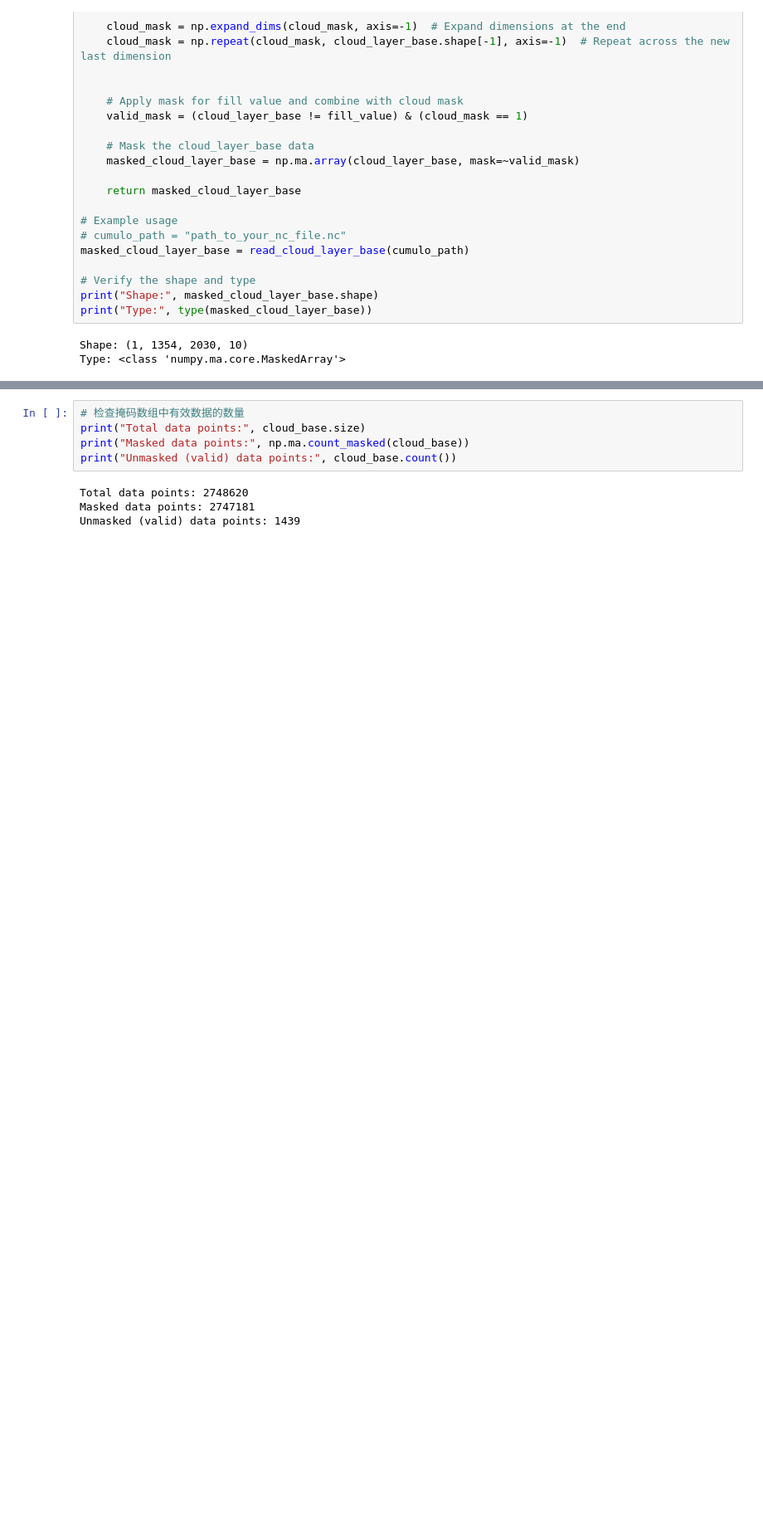
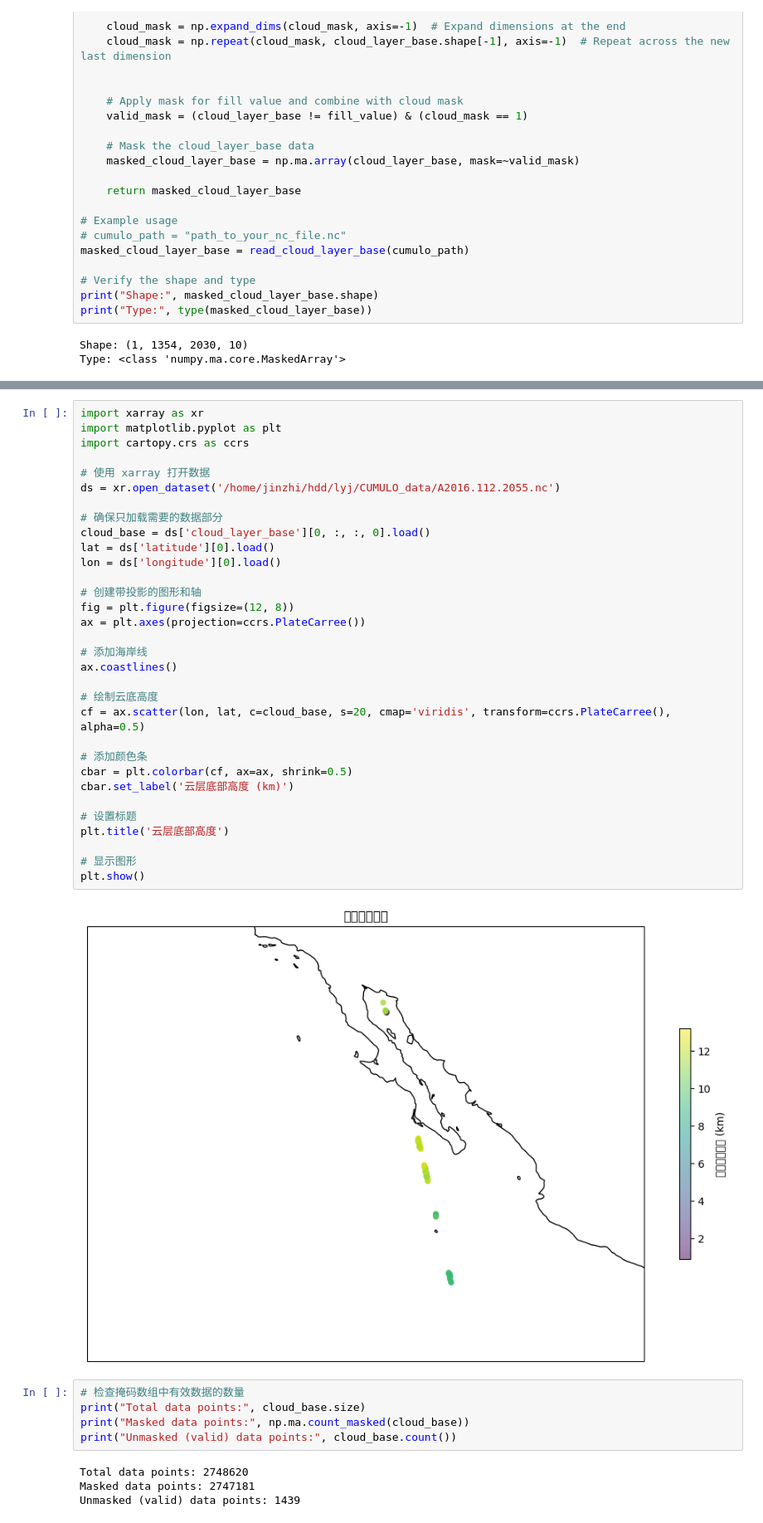
Before and after one commit to benerain/cloud-base-height, a Jupyter notebook: copy_pre.ipynb, the cells around one changed output, grey strips where cells are left out. Shown at 83% size. Saved outputs shown, nothing was run; the diff lists cells and outputs as text; blank space fills up the shorter version.

```diff
--- a/copy_pre.ipynb
+++ b/copy_pre.ipynb
@@ -1407,3 +1396,37 @@ MemoryError: Unable to allocate 27.5 TiB for an array with shape (2748620, 27486
+# %%
+import xarray as xr
+import matplotlib.pyplot as plt
+import cartopy.crs as ccrs
+
+# 使用 xarray 打开数据
+ds = xr.open_dataset('/home/jinzhi/hdd/lyj/CUMULO_data/A2016.112.2055.nc')
+
+# 确保只加载需要的数据部分
+cloud_base = ds['cloud_layer_base'][0, :, :, 0].load()
+lat = ds['latitude'][0].load()
+lon = ds['longitude'][0].load()
+
+# 创建带投影的图形和轴
+fig = plt.figure(figsize=(12, 8))
+ax = plt.axes(projection=ccrs.PlateCarree())
+
+# 添加海岸线
+ax.coastlines()
+
+# 绘制云底高度
+cf = ax.scatter(lon, lat, c=cloud_base, s=20, cmap='viridis', transform=ccrs.PlateCarree(), alpha=0.5)
+
+# 添加颜色条
+cbar = plt.colorbar(cf, ax=ax, shrink=0.5)
+cbar.set_label('云层底部高度 (km)')
+
+# 设置标题
+plt.title('云层底部高度')
+
+# 显示图形
+plt.show()
+# %% [output]
+[figure, added]
 # %%
 # 检查掩码数组中有效数据的数量
 print("Total data points:", cloud_base.size)
```
Also changed, not shown: parts of 28 cells of this notebook.
